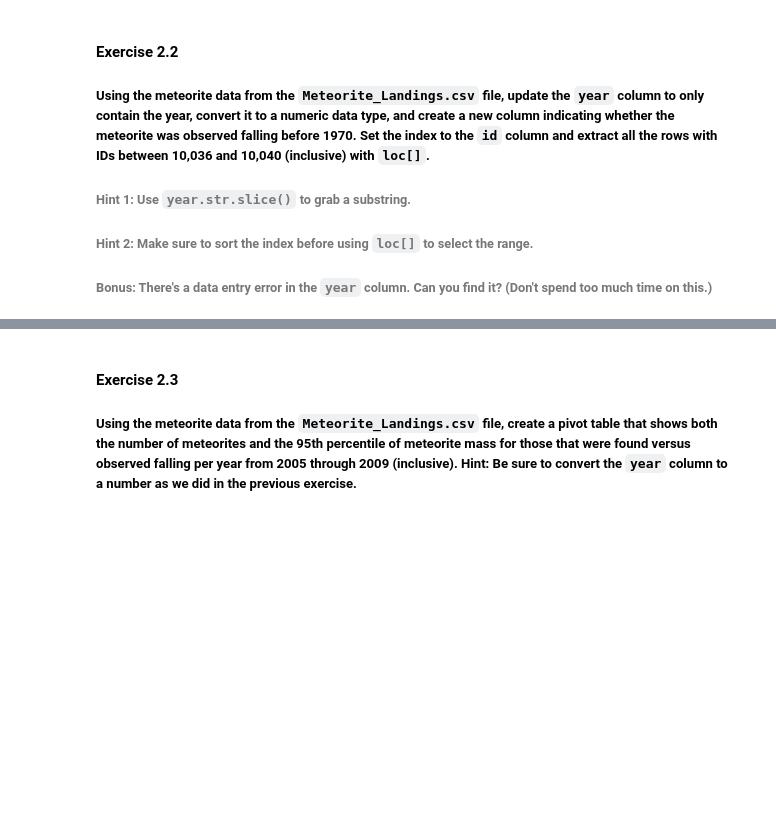
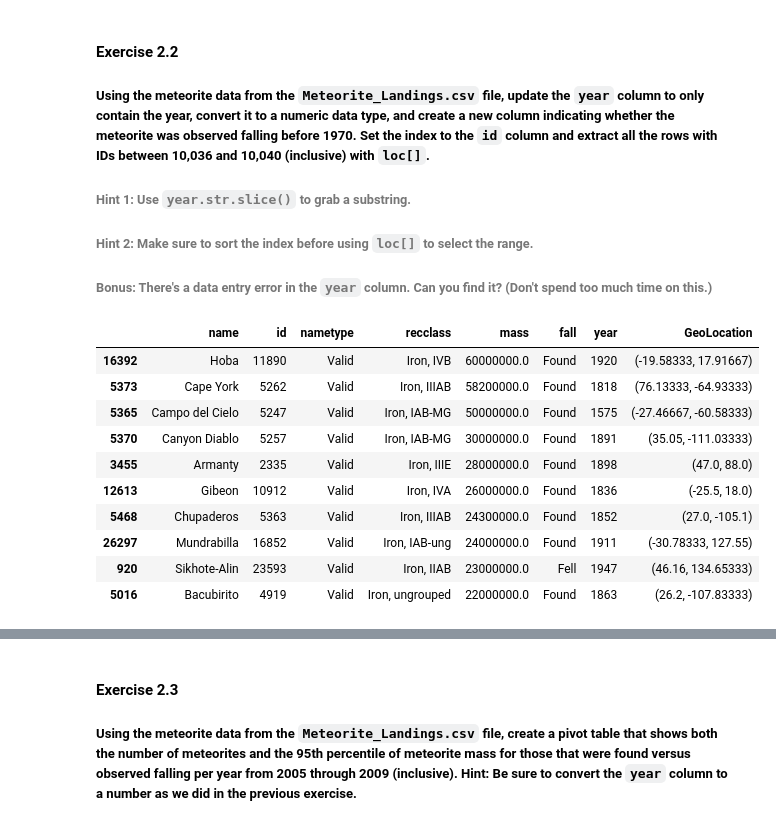
Before and after one commit to SlawCzech/pandas-workshop, a Jupyter notebook: notebooks/workbook.ipynb, the cells around one changed output, grey strips where cells are left out. Cells and saved outputs as stored; diff of their text form; code cells hidden in the pictures; blank space fills up the shorter version.

Commit message:
data wrangling done

```diff
--- a/notebooks/workbook.ipynb
+++ b/notebooks/workbook.ipynb
@@ -75,0 +78,4 @@ Name: 8338, dtype: float64
+# %%
+meteors = pd.read_csv('../data/Meteorite_Landings.csv')
+meteorites = pd.DataFrame(meteors)
+meteorites.head()
@@ -75,0 +89,3 @@ Name: 8338, dtype: float64
+# %%
+meteorites = meteorites.rename(columns={'mass (g)': 'mass'})
+meteorites.head()
@@ -75,0 +99,3 @@ Name: 8338, dtype: float64
+# %%
+meteorites = meteorites.drop(columns=['reclat', 'reclong'])
+meteorites.head()
@@ -75,0 +109,3 @@ Name: 8338, dtype: float64
+# %%
+meteorites = meteorites.sort_values(['mass'], ascending=False)
+meteorites.head()
@@ -82,3 +125,20 @@ Name: 8338, dtype: float64
 ###### **Hint 2**: Make sure to sort the index before using `loc[]` to select the range.
 
 ###### **Bonus**: There's a data entry error in the `year` column. Can you find it? (Don't spend too much time on this.)
+# %%
+meteorites.head(10)
+meteorites.year = meteorites.year.astype(str)
+meteorites.year = meteorites.year.str[6:10]
+meteorites.head(10)
+# %% [output]
+|  | name | id | nametype | recclass | mass | fall | year | GeoLocation |
+| 16392 | Hoba | 11890 | Valid | Iron, IVB | 60000000.0 | Found | 1920 | (-19.58333, 17.91667) |
+| 5373 | Cape York | 5262 | Valid | Iron, IIIAB | 58200000.0 | Found | 1818 | (76.13333, -64.93333) |
+| 5365 | Campo del Cielo | 5247 | Valid | Iron, IAB-MG | 50000000.0 | Found | 1575 | (-27.46667, -60.58333) |
+| 5370 | Canyon Diablo | 5257 | Valid | Iron, IAB-MG | 30000000.0 | Found | 1891 | (35.05, -111.03333) |
+| 3455 | Armanty | 2335 | Valid | Iron, IIIE | 28000000.0 | Found | 1898 | (47.0, 88.0) |
+| 12613 | Gibeon | 10912 | Valid | Iron, IVA | 26000000.0 | Found | 1836 | (-25.5, 18.0) |
+| 5468 | Chupaderos | 5363 | Valid | Iron, IIIAB | 24300000.0 | Found | 1852 | (27.0, -105.1) |
+| 26297 | Mundrabilla | 16852 | Valid | Iron, IAB-ung | 24000000.0 | Found | 1911 | (-30.78333, 127.55) |
+| 920 | Sikhote-Alin | 23593 | Valid | Iron, IIAB | 23000000.0 | Fell | 1947 | (46.16, 134.65333) |
+| 5016 | Bacubirito | 4919 | Valid | Iron, ungrouped | 22000000.0 | Found | 1863 | (26.2, -107.83333) |
```
Also changed, not shown: parts of 11 cells of this notebook, 2 other files.
